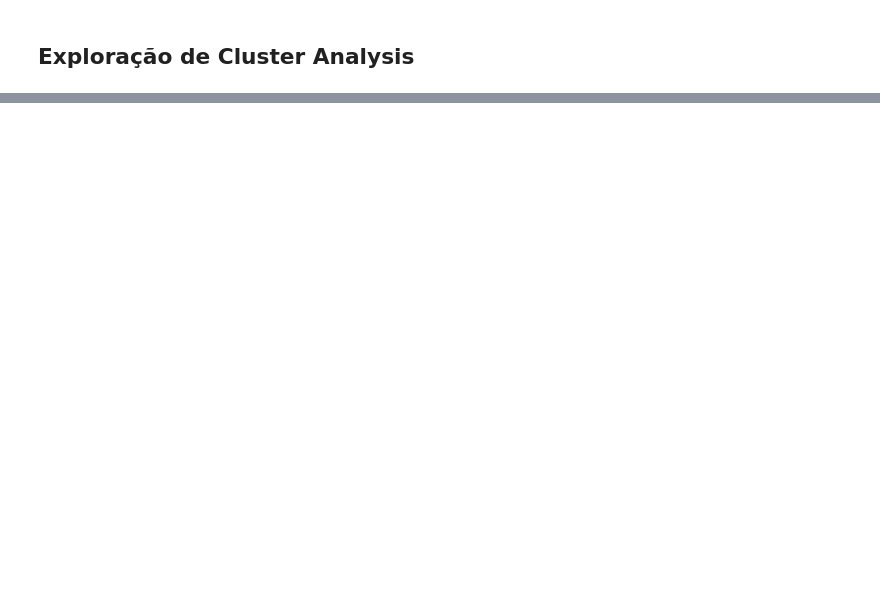
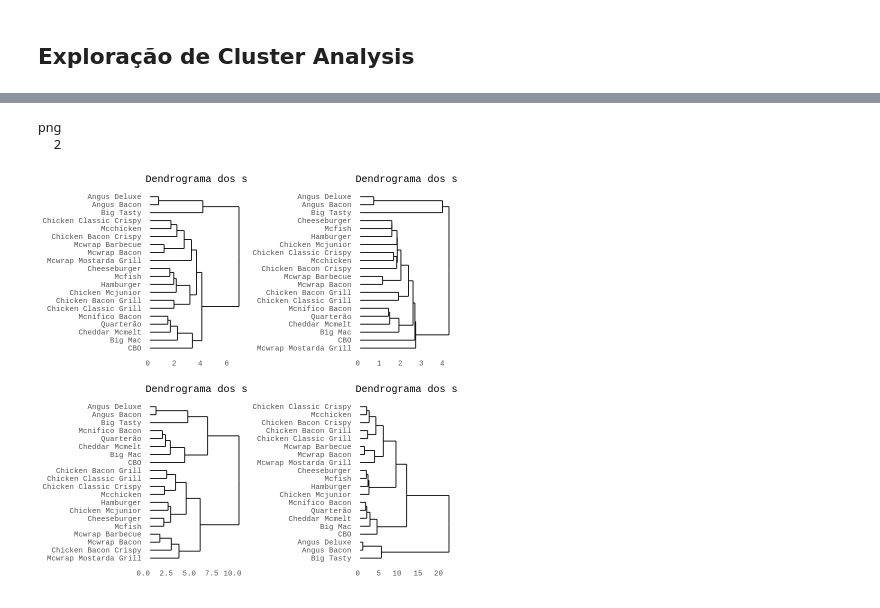
Before and after one commit to ramonferrari/mpgc_ti, a Jupyter notebook: BDADS_2S2023_Tarefa_Aulas_5_e_6_cluster.ipynb, the cells around one changed output, grey strips where cells are left out. Cells and saved outputs as stored; diff of their text form; code cells hidden in the pictures; blank space fills up the shorter version.

```diff
--- a/BDADS_2S2023_Tarefa_Aulas_5_e_6_cluster.ipynb
+++ b/BDADS_2S2023_Tarefa_Aulas_5_e_6_cluster.ipynb
@@ -65,0 +85,6 @@ Warning message in dist(sanduiches):
+# %%
+#coloca variavel "nome do sanduiche" como rownames
+row.names(sanduiches)<-sanduiches$`Sanduíches`
+sanduiches <- sanduiches[,2:12]
+
+head(sanduiches)
@@ -65,0 +103,34 @@ Warning message in dist(sanduiches):
+# %%
+# Implementa o algoritmo hierárquico e apresenta o dendrograma
+
+# Normaliza o dataset!
+sanduiches_pre_scale <- sanduiches
+sanduiches <- scale(sanduiches)
+
+# Plot 4x4
+for (i in 1:4) {assign(as.vector(paste0('grafico', i)),vector())}
+
+# Cria loop para fazer os gráficos
+layouts <- c("average","single","complete","ward.D")
+names(layouts) <- c(1:4)
+
+for (i in 1:length(layouts)) {
+
+  hc <- hclust(dist(sanduiches), layouts[i])
+  p <- ggdendrogram(hc, rotate=FALSE)
+  titulo <- paste("Dendrograma dos sanduíches - método",layouts[i])
+  assign(paste0("grafico0", i), ggdendrogram(hc, rotate=TRUE)+ labs(title=titulo)+ theme(plot.title = element_text(size=12),text=element_text(family="merri")))
+
+  theme(text=element_text(family="Times New Roman", face="bold", size=16))
+  }
+
+grid.arrange(grafico01, grafico02, grafico03, grafico04, ncol=2)
+
+pdf("dendogramas.pdf", width = 13, height = 9)
+showtext_auto()
+grid.arrange(grafico01, grafico02, grafico03, grafico04, ncol=2)
+dev.off()
+# %% [output]
+png
+  2
+[figure, added]
```
Also changed, not shown: parts of 9 cells of this notebook.
